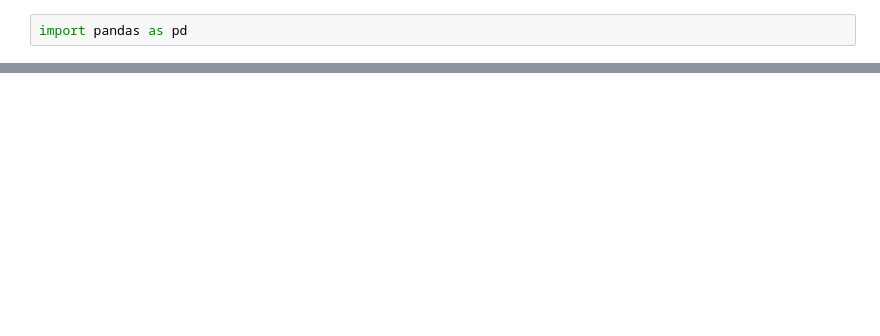
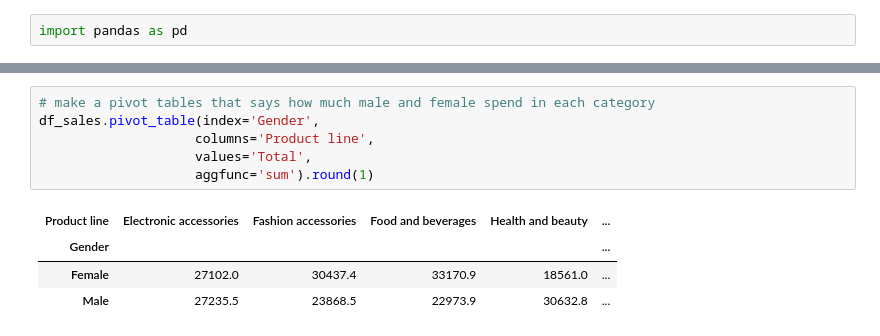
Before and after one commit to JreyForFun/py-ds-ffc, a Jupyter notebook: 5 - Pivot/Pivot.ipynb, the cells around one changed output, grey strips where cells are left out. Cells and saved outputs as stored; diff of their text form; blank space fills up the shorter version.

```diff
--- a/5 - Pivot/Pivot.ipynb
+++ b/5 - Pivot/Pivot.ipynb
@@ -10,0 +77,11 @@ UnicodeDecodeError: 'utf-8' codec can't decode byte 0xf4 in position 20740: inva
+# %%
+# make a pivot tables that says how much male and female spend in each category
+df_sales.pivot_table(index='Gender',
+                    columns='Product line',
+                    values='Total',
+                    aggfunc='sum').round(1)
+# %% [output]
+| Product line | Electronic accessories | Fashion accessories | Food and beverages | Health and beauty | ... |
+| Gender |  |  |  |  | ... |
+| Female | 27102.0 | 30437.4 | 33170.9 | 18561.0 | ... |
+| Male | 27235.5 | 23868.5 | 22973.9 | 30632.8 | ... |
```
Also changed, not shown: parts of 6 cells of this notebook, 6 other files.
